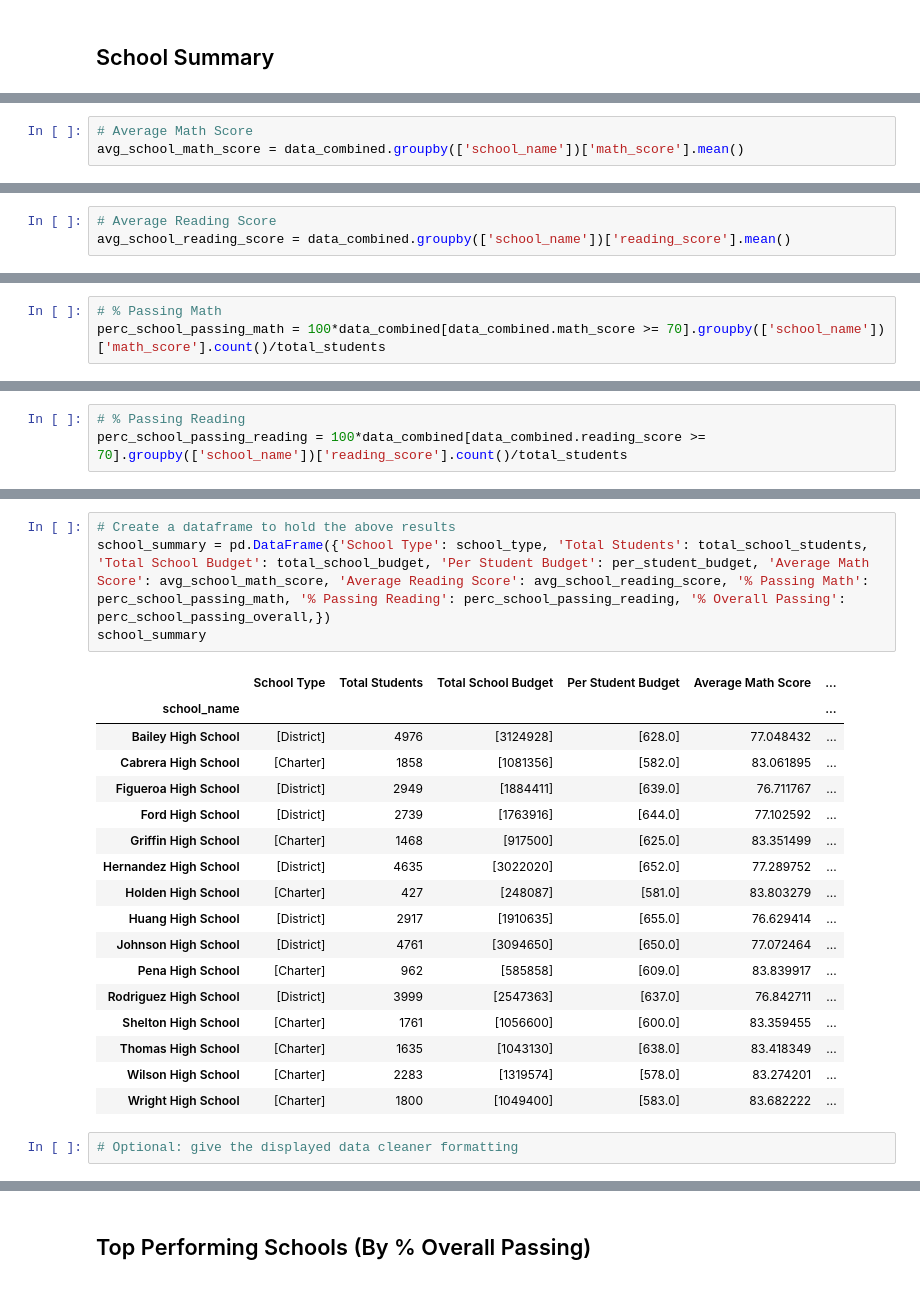
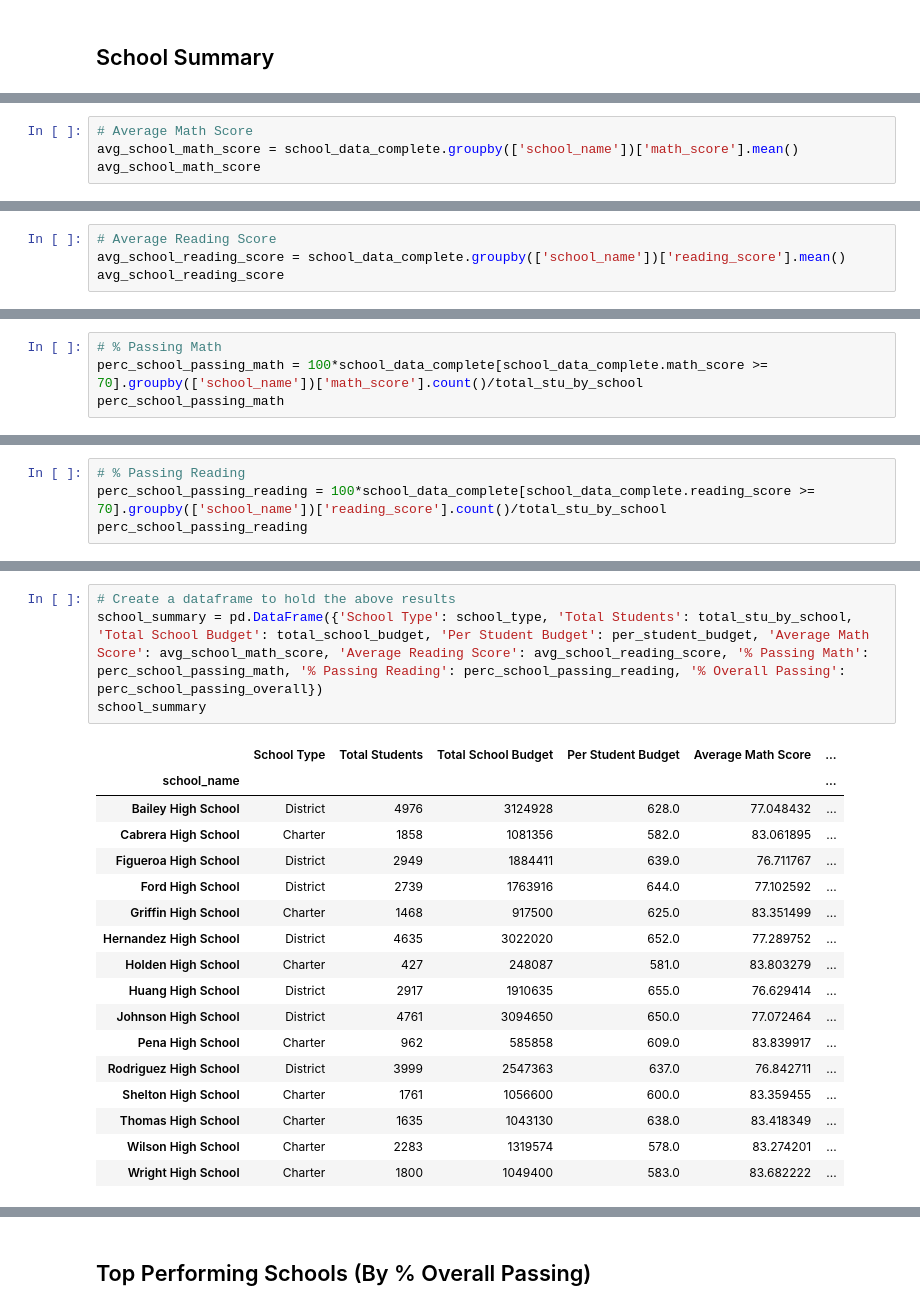
Before and after one commit to palominocp/pandas-challenge, a Jupyter notebook: PyCitySchools/PyCitySchools_starter.ipynb, the cells around one changed output, grey strips where cells are left out. Saved outputs shown, nothing was run; the diff lists cells and outputs as text.

```diff
--- a/PyCitySchools/PyCitySchools_starter.ipynb
+++ b/PyCitySchools/PyCitySchools_starter.ipynb
@@ -68,3 +198,4 @@ per_student_budget = data_combined.groupby(['school_name'])['budget'].unique()/t
 # %%
 # Average Math Score
-avg_school_math_score = data_combined.groupby(['school_name'])['math_score'].mean()
+avg_school_math_score = school_data_complete.groupby(['school_name'])['math_score'].mean()
+avg_school_math_score
@@ -71,3 +220,4 @@ avg_school_math_score = data_combined.groupby(['school_name'])['math_score'].mea
 # %%
 # Average Reading Score
-avg_school_reading_score = data_combined.groupby(['school_name'])['reading_score'].mean()
+avg_school_reading_score = school_data_complete.groupby(['school_name'])['reading_score'].mean()
+avg_school_reading_score
@@ -74,3 +242,4 @@ avg_school_reading_score = data_combined.groupby(['school_name'])['reading_score
 # %%
 # % Passing Math
-perc_school_passing_math = 100*data_combined[data_combined.math_score >= 70].groupby(['school_name'])['math_score'].count()/total_students
+perc_school_passing_math = 100*school_data_complete[school_data_complete.math_score >= 70].groupby(['school_name'])['math_score'].count()/total_stu_by_school
+perc_school_passing_math
@@ -77,3 +264,4 @@ perc_school_passing_math = 100*data_combined[data_combined.math_score >= 70].gro
 # %%
 # % Passing Reading
-perc_school_passing_reading = 100*data_combined[data_combined.reading_score >= 70].groupby(['school_name'])['reading_score'].count()/total_students
+perc_school_passing_reading = 100*school_data_complete[school_data_complete.reading_score >= 70].groupby(['school_name'])['reading_score'].count()/total_stu_by_school
+perc_school_passing_reading
@@ -83,24 +308,22 @@ perc_school_passing_overall = 100*data_combined[(data_combined.math_score >= 70)
 # %%
 # Create a dataframe to hold the above results
-school_summary = pd.DataFrame({'School Type': school_type, 'Total Students': total_school_students, 'Total School Budget': total_school_budget, 'Per Student Budget': per_student_budget, 'Average Math Score': avg_school_math_score, 'Average Reading Score': avg_school_reading_score, '% Passing Math': perc_school_passing_math, '% Passing Reading': perc_school_passing_reading, '% Overall Passing': perc_school_passing_overall,})
+school_summary = pd.DataFrame({'School Type': school_type, 'Total Students': total_stu_by_school, 'Total School Budget': total_school_budget, 'Per Student Budget': per_student_budget, 'Average Math Score': avg_school_math_score, 'Average Reading Score': avg_school_reading_score, '% Passing Math': perc_school_passing_math, '% Passing Reading': perc_school_passing_reading, '% Overall Passing': perc_school_passing_overall})
 school_summary
 # %% [output]
 |  | School Type | Total Students | Total School Budget | Per Student Budget | Average Math Score | ... |
 | school_name |  |  |  |  |  | ... |
-| Bailey High School | [District] | 4976 | [3124928] | [628.0] | 77.048432 | ... |
-| Cabrera High School | [Charter] | 1858 | [1081356] | [582.0] | 83.061895 | ... |
-| Figueroa High School | [District] | 2949 | [1884411] | [639.0] | 76.711767 | ... |
-| Ford High School | [District] | 2739 | [1763916] | [644.0] | 77.102592 | ... |
-| Griffin High School | [Charter] | 1468 | [917500] | [625.0] | 83.351499 | ... |
-| Hernandez High School | [District] | 4635 | [3022020] | [652.0] | 77.289752 | ... |
-| Holden High School | [Charter] | 427 | [248087] | [581.0] | 83.803279 | ... |
-| Huang High School | [District] | 2917 | [1910635] | [655.0] | 76.629414 | ... |
-| Johnson High School | [District] | 4761 | [3094650] | [650.0] | 77.072464 | ... |
-| Pena High School | [Charter] | 962 | [585858] | [609.0] | 83.839917 | ... |
-| Rodriguez High School | [District] | 3999 | [2547363] | [637.0] | 76.842711 | ... |
-| Shelton High School | [Charter] | 1761 | [1056600] | [600.0] | 83.359455 | ... |
-| Thomas High School | [Charter] | 1635 | [1043130] | [638.0] | 83.418349 | ... |
-| Wilson High School | [Charter] | 2283 | [1319574] | [578.0] | 83.274201 | ... |
-| Wright High School | [Charter] | 1800 | [1049400] | [583.0] | 83.682222 | ... |
+| Bailey High School | District | 4976 | 3124928 | 628.0 | 77.048432 | ... |
+| Cabrera High School | Charter | 1858 | 1081356 | 582.0 | 83.061895 | ... |
+| Figueroa High School | District | 2949 | 1884411 | 639.0 | 76.711767 | ... |
+| Ford High School | District | 2739 | 1763916 | 644.0 | 77.102592 | ... |
+| Griffin High School | Charter | 1468 | 917500 | 625.0 | 83.351499 | ... |
+| Hernandez High School | District | 4635 | 3022020 | 652.0 | 77.289752 | ... |
+| Holden High School | Charter | 427 | 248087 | 581.0 | 83.803279 | ... |
+| Huang High School | District | 2917 | 1910635 | 655.0 | 76.629414 | ... |
+| Johnson High School | District | 4761 | 3094650 | 650.0 | 77.072464 | ... |
+| Pena High School | Charter | 962 | 585858 | 609.0 | 83.839917 | ... |
+| Rodriguez High School | District | 3999 | 2547363 | 637.0 | 76.842711 | ... |
+| Shelton High School | Charter | 1761 | 1056600 | 600.0 | 83.359455 | ... |
+| Thomas High School | Charter | 1635 | 1043130 | 638.0 | 83.418349 | ... |
+| Wilson High School | Charter | 2283 | 1319574 | 578.0 | 83.274201 | ... |
+| Wright High School | Charter | 1800 | 1049400 | 583.0 | 83.682222 | ... |
-# %%
-# Optional: give the displayed data cleaner formatting
```
Also changed, not shown: parts of 31 cells of this notebook.
